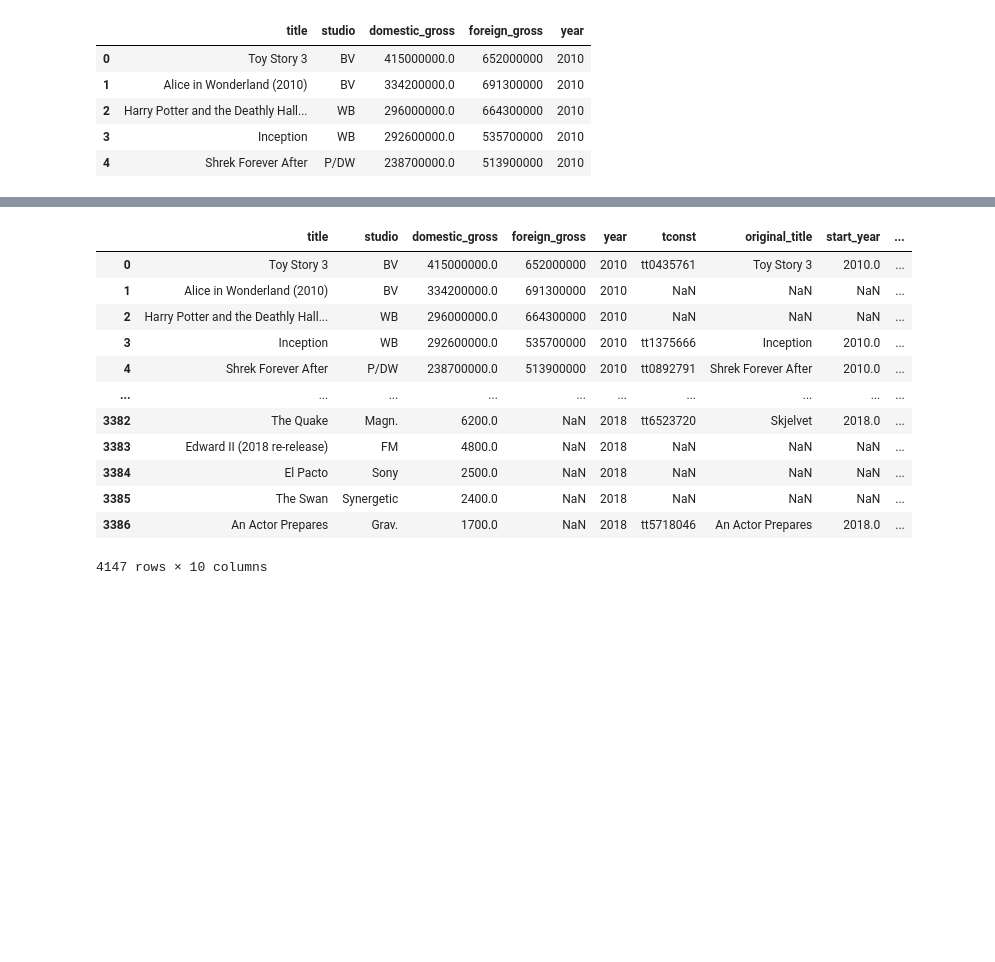
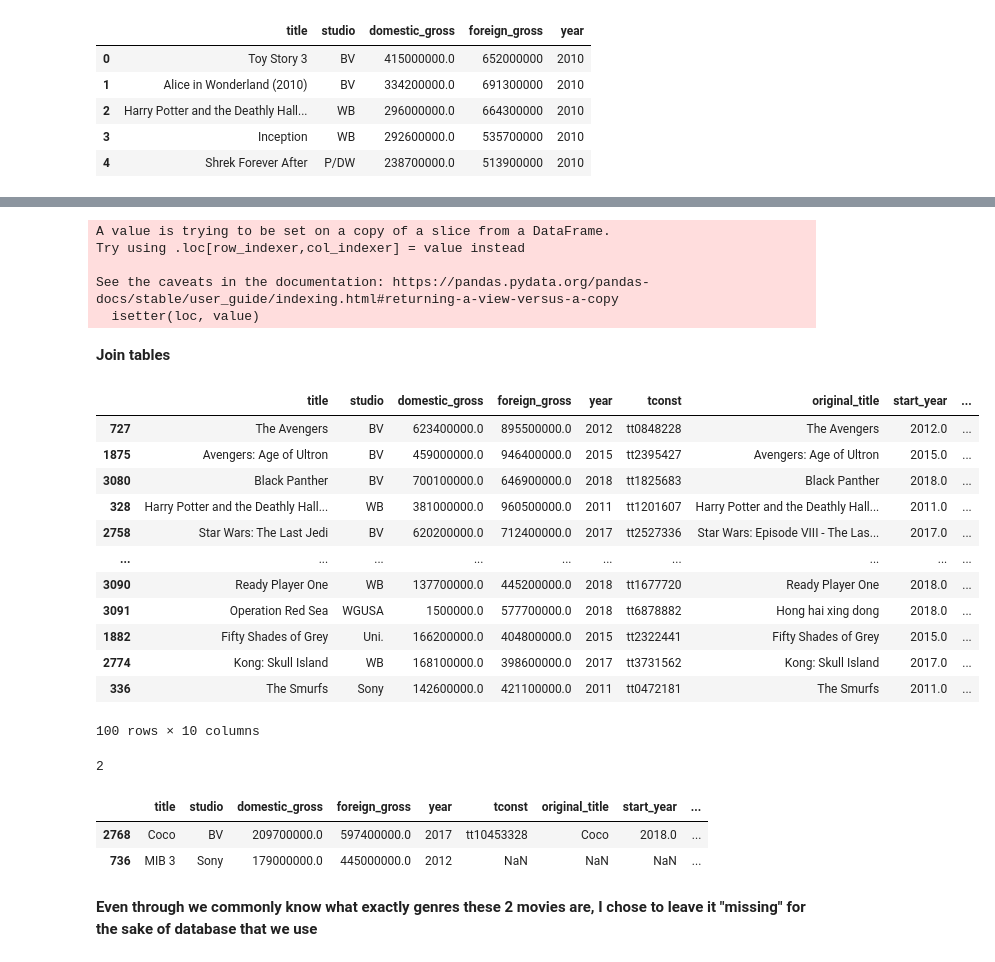
Before and after one commit to ramilchai/dsc-phase-1-project, a Jupyter notebook: student.ipynb, the cells around one changed output, grey strips where cells are left out. Saved outputs shown, nothing was run; the diff lists cells and outputs as text; code cells hidden in the pictures; blank space fills up the shorter version.

```diff
--- a/student.ipynb
+++ b/student.ipynb
@@ -475,17 +494,49 @@ dtype: int64
+# %%
+for i in name_prob.index:
+    try:
+        best_match = difflib.get_close_matches(test.loc[i, 'title'], basics['primary_title'], n=1)
+        test.loc[i, 'title'] = best_match[0]
+    except:
+        test.loc[i, 'title'] = test.loc[i, 'title']
+# %% [output]
+A value is trying to be set on a copy of a slice from a DataFrame.
+Try using .loc[row_indexer,col_indexer] = value instead
+
+See the caveats in the documentation: https://pandas.pydata.org/pandas-docs/stable/user_guide/indexing.html#returning-a-view-versus-a-copy
+  isetter(loc, value)
+# %%
+test2 = test[test.columns[:5]]
+# %% [markdown]
+**Join tables**
 # %%
-gross_basics = gross.join(basics.set_index('primary_title'), on='title' )
-gross_basics
+finished = test2.join(basics.set_index('primary_title'), how='left', on='title' )
-# %% [output]
-|  | title | studio | domestic_gross | foreign_gross | year | tconst | original_title | start_year | ... |
-| 0 | Toy Story 3 | BV | 415000000.0 | 652000000 | 2010 | tt0435761 | Toy Story 3 | 2010.0 | ... |
-| 1 | Alice in Wonderland (2010) | BV | 334200000.0 | 691300000 | 2010 | NaN | NaN | NaN | ... |
-| 2 | Harry Potter and the Deathly Hall... | WB | 296000000.0 | 664300000 | 2010 | NaN | NaN | NaN | ... |
-| 3 | Inception | WB | 292600000.0 | 535700000 | 2010 | tt1375666 | Inception | 2010.0 | ... |
-| 4 | Shrek Forever After | P/DW | 238700000.0 | 513900000 | 2010 | tt0892791 | Shrek Forever After | 2010.0 | ... |
-| ... | ... | ... | ... | ... | ... | ... | ... | ... | ... |
-| 3382 | The Quake | Magn. | 6200.0 | NaN | 2018 | tt6523720 | Skjelvet | 2018.0 | ... |
-| 3383 | Edward II (2018 re-release) | FM | 4800.0 | NaN | 2018 | NaN | NaN | NaN | ... |
-| 3384 | El Pacto | Sony | 2500.0 | NaN | 2018 | NaN | NaN | NaN | ... |
-| 3385 | The Swan | Synergetic | 2400.0 | NaN | 2018 | NaN | NaN | NaN | ... |
-| 3386 | An Actor Prepares | Grav. | 1700.0 | NaN | 2018 | tt5718046 | An Actor Prepares | 2018.0 | ... |
-4147 rows × 10 columns
+# %%
+finished = finished[finished['title'].duplicated() == False]
+# %%
+finished
+# %% [output]
+|  | title | studio | domestic_gross | foreign_gross | year | tconst | original_title | start_year | ... |
+| 727 | The Avengers | BV | 623400000.0 | 895500000.0 | 2012 | tt0848228 | The Avengers | 2012.0 | ... |
+| 1875 | Avengers: Age of Ultron | BV | 459000000.0 | 946400000.0 | 2015 | tt2395427 | Avengers: Age of Ultron | 2015.0 | ... |
+| 3080 | Black Panther | BV | 700100000.0 | 646900000.0 | 2018 | tt1825683 | Black Panther | 2018.0 | ... |
+| 328 | Harry Potter and the Deathly Hall... | WB | 381000000.0 | 960500000.0 | 2011 | tt1201607 | Harry Potter and the Deathly Hall... | 2011.0 | ... |
+| 2758 | Star Wars: The Last Jedi | BV | 620200000.0 | 712400000.0 | 2017 | tt2527336 | Star Wars: Episode VIII - The Las... | 2017.0 | ... |
+| ... | ... | ... | ... | ... | ... | ... | ... | ... | ... |
+| 3090 | Ready Player One | WB | 137700000.0 | 445200000.0 | 2018 | tt1677720 | Ready Player One | 2018.0 | ... |
+| 3091 | Operation Red Sea | WGUSA | 1500000.0 | 577700000.0 | 2018 | tt6878882 | Hong hai xing dong | 2018.0 | ... |
+| 1882 | Fifty Shades of Grey | Uni. | 166200000.0 | 404800000.0 | 2015 | tt2322441 | Fifty Shades of Grey | 2015.0 | ... |
+| 2774 | Kong: Skull Island | WB | 168100000.0 | 398600000.0 | 2017 | tt3731562 | Kong: Skull Island | 2017.0 | ... |
+| 336 | The Smurfs | Sony | 142600000.0 | 421100000.0 | 2011 | tt0472181 | The Smurfs | 2011.0 | ... |
+100 rows × 10 columns
+# %%
+finished['genres'].isna().sum()
+# %% [output]
+2
+# %%
+finished[finished['genres'].isna() == True]
+# %% [output]
+|  | title | studio | domestic_gross | foreign_gross | year | tconst | original_title | start_year | ... |
+| 2768 | Coco | BV | 209700000.0 | 597400000.0 | 2017 | tt10453328 | Coco | 2018.0 | ... |
+| 736 | MIB 3 | Sony | 179000000.0 | 445000000.0 | 2012 | NaN | NaN | NaN | ... |
+# %% [markdown]
+**Even through we commonly know what exactly genres these 2 movies are, I chose to leave it "missing" for the sake of database that we use**
```
Also changed, not shown: parts of 33 cells of this notebook.
